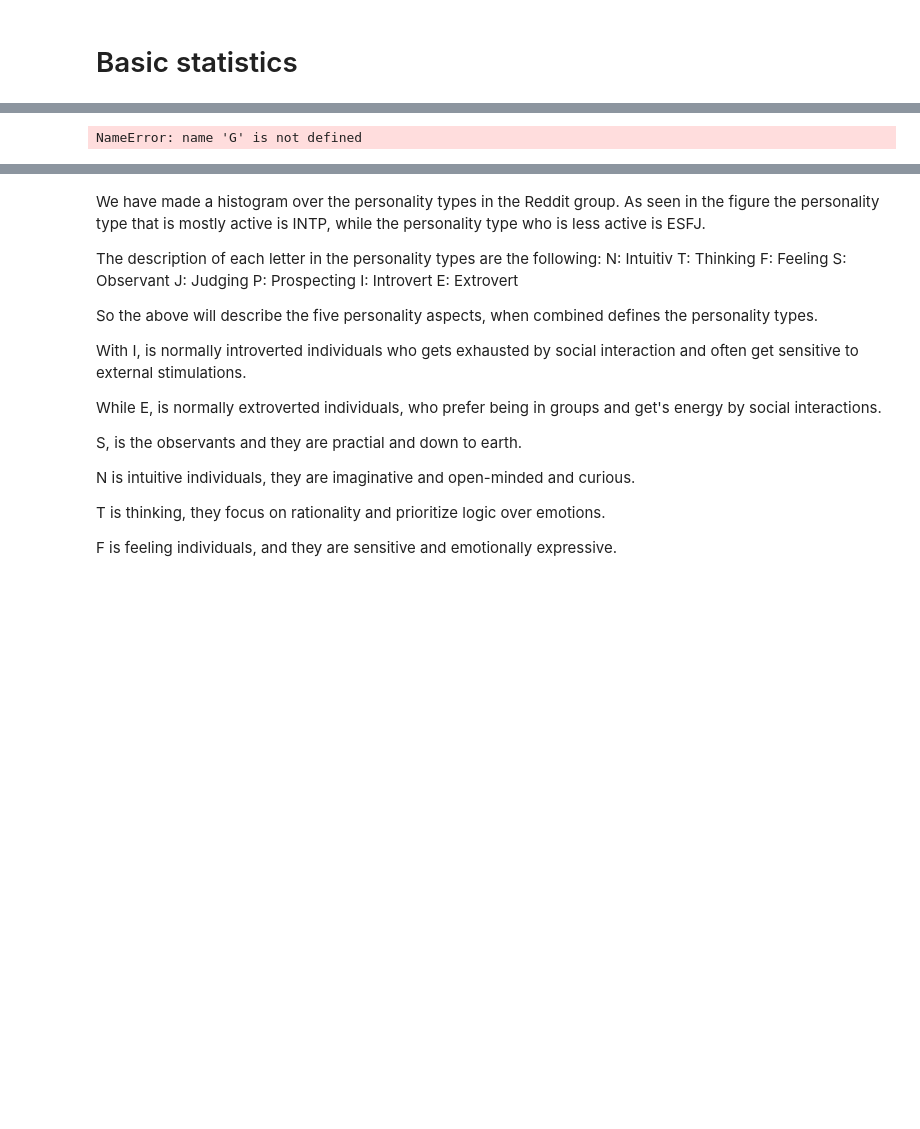
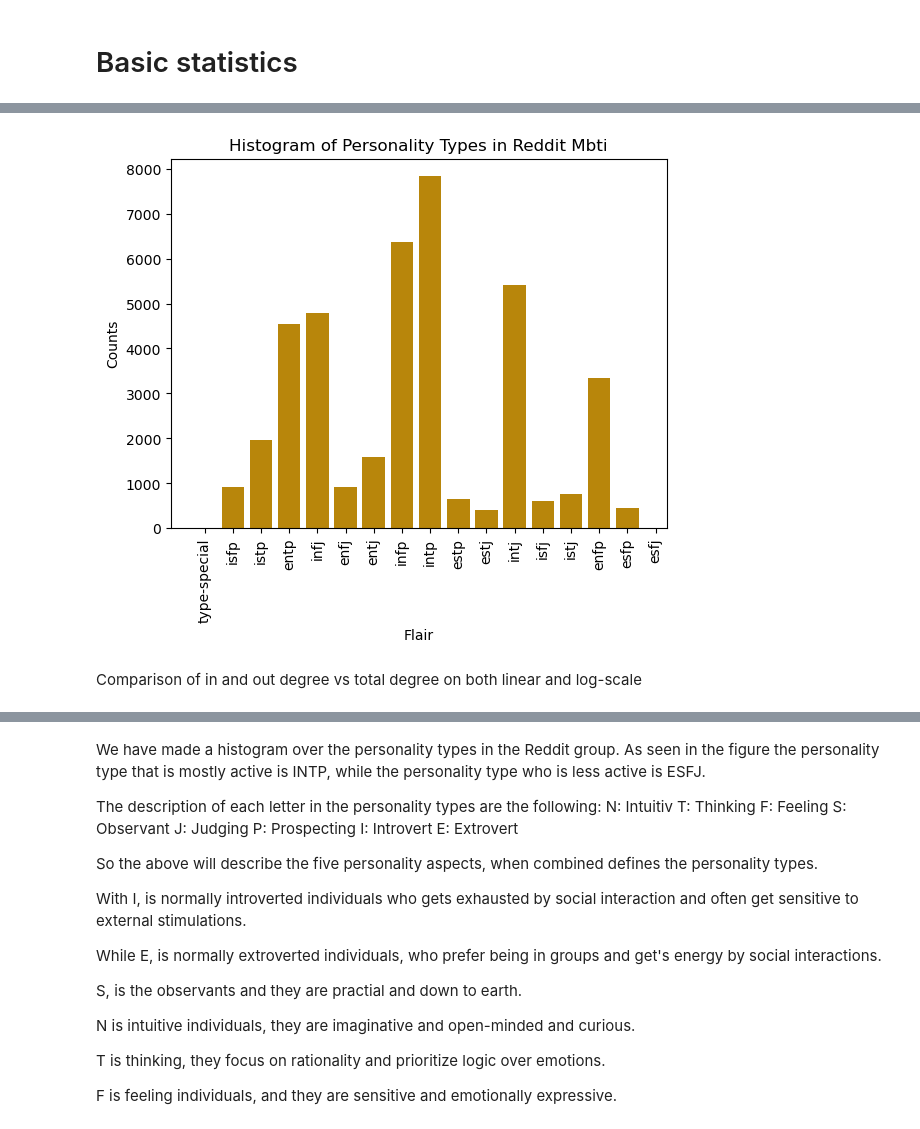
Before and after one commit to luchsonice/MBTI, a Jupyter notebook: 3_Stats.ipynb, the cells around one changed output, grey strips where cells are left out. Cells and saved outputs as stored; diff of their text form; code cells hidden in the pictures; blank space fills up the shorter version.

```diff
--- a/3_Stats.ipynb
+++ b/3_Stats.ipynb
@@ -139,24 +160,17 @@ Flair of node with highest degree:  entp
 # %%
 # Distribution of flair
 flairs = [G.nodes[node]['flair'] for node in G.nodes()]
 plt.figure()
-plt.hist(flairs,bins=17)
+plt.hist(flairs,bins=np.arange(17)-0.4,color='darkgoldenrod',width=0.8)
 plt.title('Histogram of Personality Types in Reddit Mbti')
 plt.xlabel('Flair')
 plt.ylabel('Counts')
 plt.xticks(rotation=90)
 plt.show()
-
-# Histogram of flair counts
-flair_values, flair_counts = zip(*flair_counts.items())  # Unzip the flair counts
-plt.bar(flair_values, flair_counts, color='pink', alpha=0.7)
-plt.title('Histogram of Personality Types in Reddit Mbti', fontweight = 'bold')
-plt.xlabel('Personality type', color='black')
-plt.ylabel('Count', color='black')
-plt.xticks(rotation=90)
-plt.show()
 # %% [output]
-NameError: name 'G' is not defined
+[figure, added]
+# %% [markdown]
+Comparison of in and out degree vs total degree on both linear and log-scale
 # %%
 #Plot degree distribution of the Rapper graph
 fig,ax = plt.subplots(2,3,figsize=(16,10))
```
Also changed, not shown: parts of 27 cells of this notebook.
